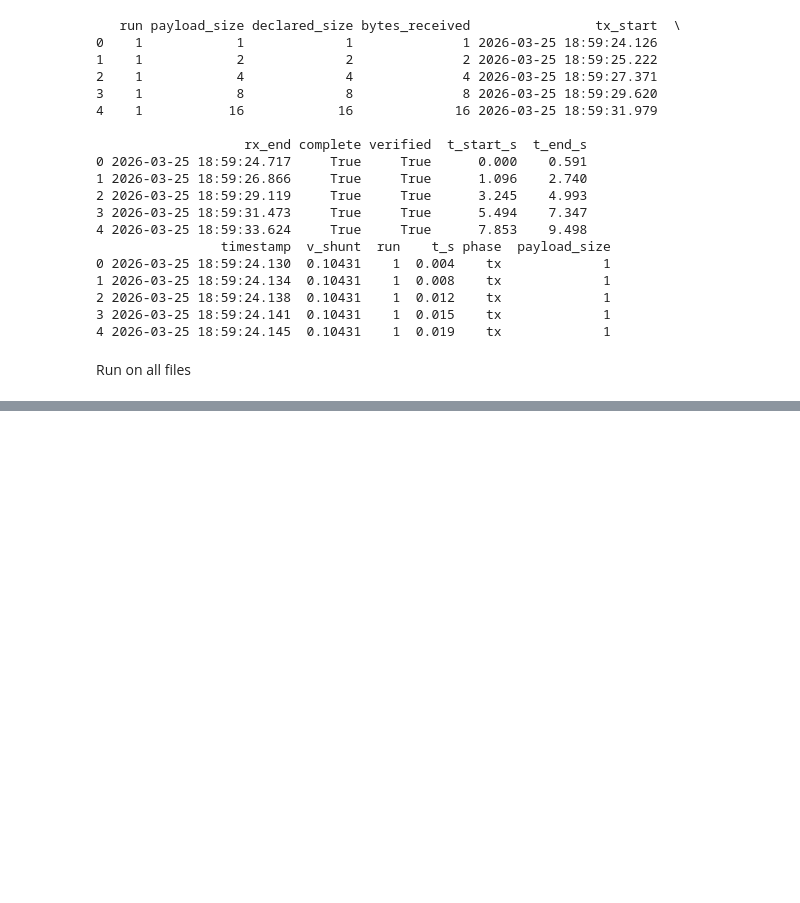
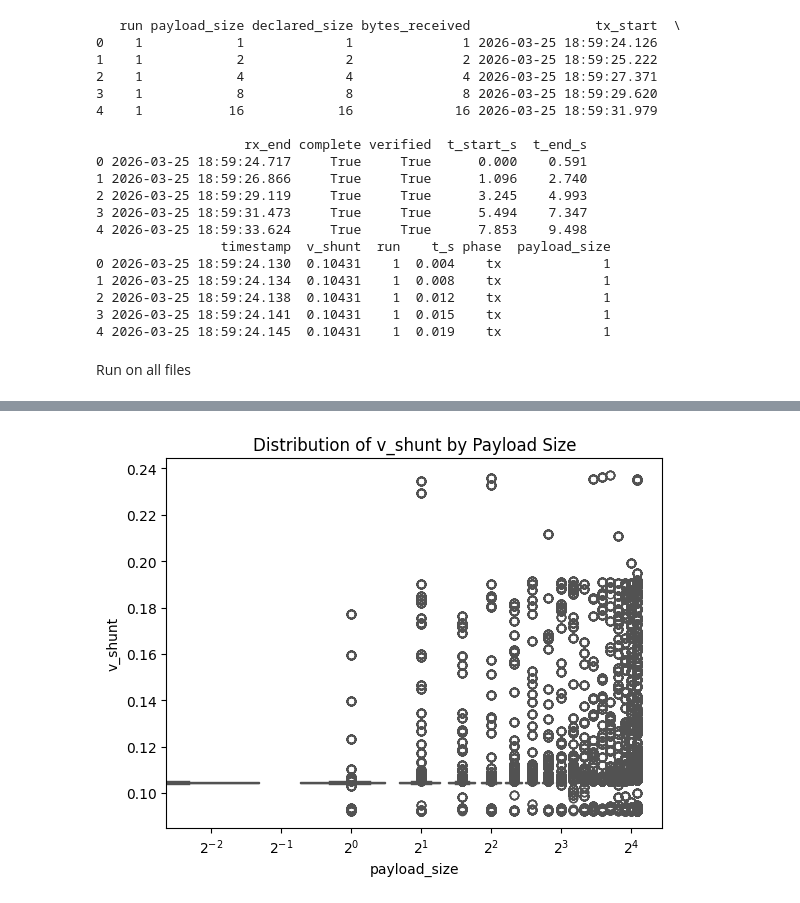
Before and after one commit to julianluca04/BTR, a Jupyter notebook: experiment/visualization.ipynb, the cells around one changed output, grey strips where cells are left out. Drawn from its saved outputs; the diff is of its cells as text; code cells hidden in the pictures; blank space fills up the shorter version.

```diff
--- a/experiment/visualization.ipynb
+++ b/experiment/visualization.ipynb
@@ -140,0 +267,15 @@ Plot some stuff
+# %%
+import seaborn as sns
+
+sns.boxplot(
+    data=meter_df,
+    x="payload_size",
+    y="v_shunt",
+    color='deeppink' #no color???
+)
+
+plt.xscale("log", base=2)
+plt.title("Distribution of v_shunt by Payload Size")
+plt.show()
+# %% [output]
+[figure, added]
```
Also changed, not shown: parts of 17 cells of this notebook.
